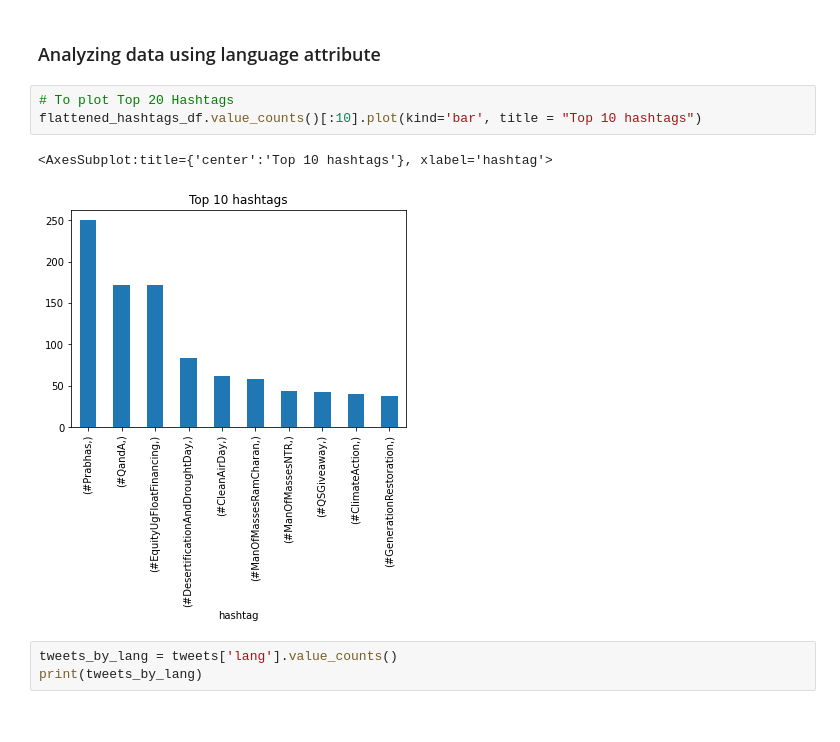
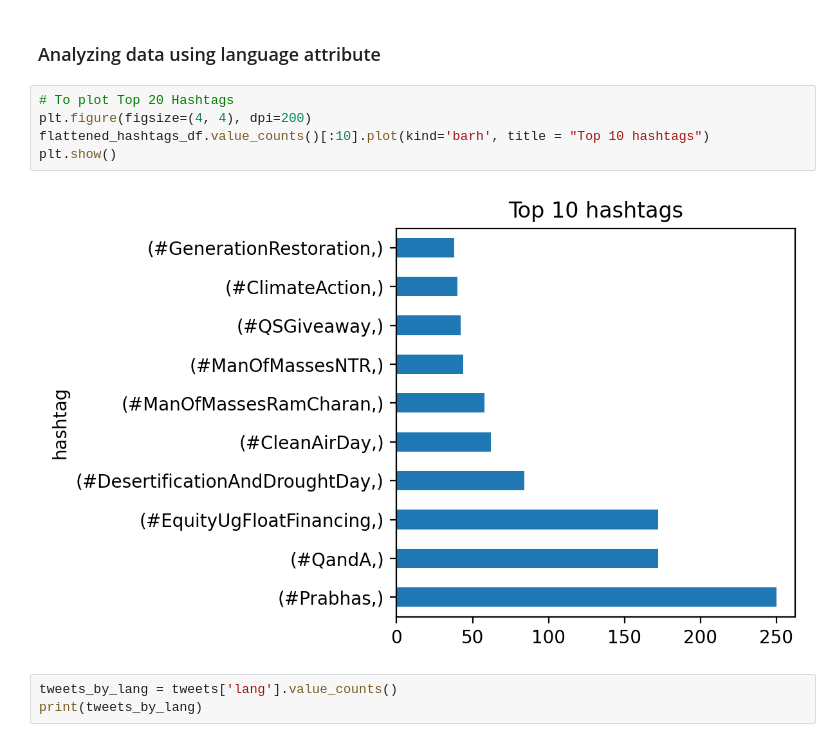
Before and after one commit to FidTCHANDO/Twitter-Data-Analysis, a Jupyter notebook: eda/EDA-Twitter.ipynb, the cells around one changed output. Saved outputs shown, nothing was run; the diff lists cells and outputs as text.

```diff
--- a/eda/EDA-Twitter.ipynb
+++ b/eda/EDA-Twitter.ipynb
@@ -191,10 +189,11 @@ flattened_hashtags_df
 ### Analyzing data using language attribute
 # %%
 # To plot Top 20 Hashtags
-flattened_hashtags_df.value_counts()[:10].plot(kind='bar', title = "Top 10 hashtags")
+plt.figure(figsize=(4, 4), dpi=200)
+flattened_hashtags_df.value_counts()[:10].plot(kind='barh', title = "Top 10 hashtags")
+plt.show()
 # %% [output]
-<AxesSubplot:title={'center':'Top 10 hashtags'}, xlabel='hashtag'>
-[figure, old version]
+[figure, new version]
 # %%
 tweets_by_lang = tweets['lang'].value_counts()
 print(tweets_by_lang)
```
Also changed, not shown: parts of 14 cells of this notebook.
